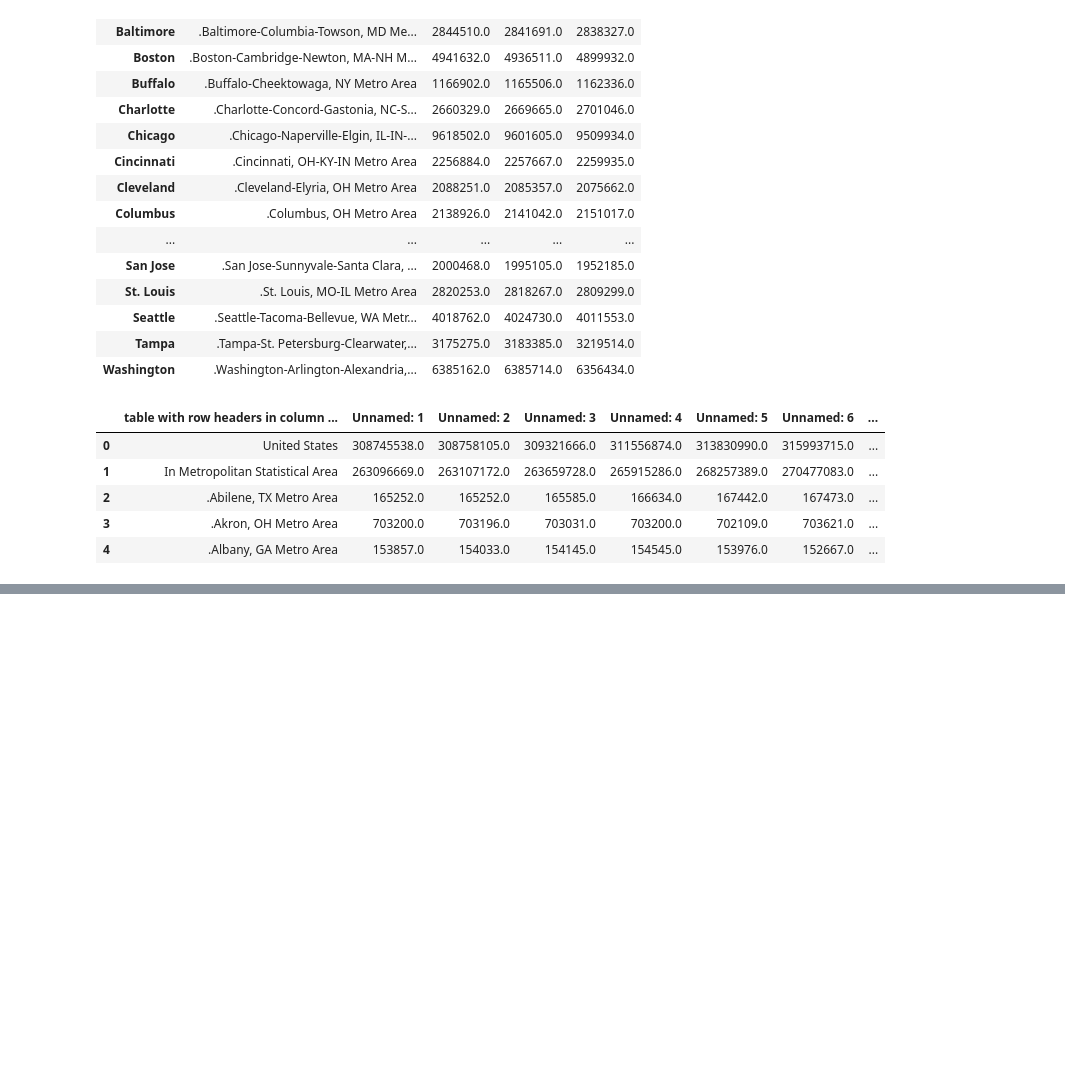
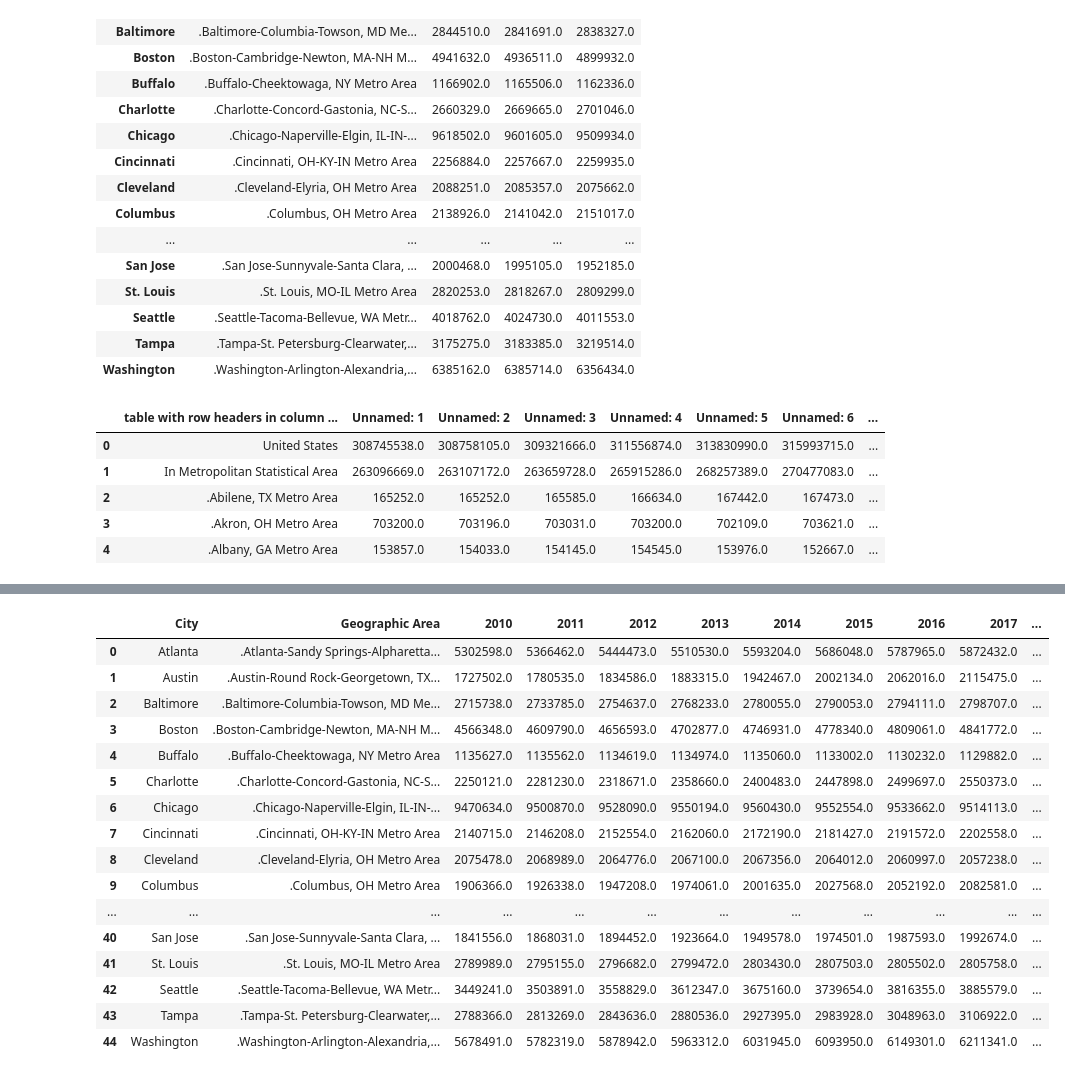
Before and after one commit to RL-Lane/Professional-Sports, a Jupyter notebook: Notebooks/US Census Data.ipynb, the cells around one changed output, grey strips where cells are left out. Cells and saved outputs as stored; diff of their text form; code cells hidden in the pictures; blank space fills up the shorter version.

Commit message:
index set and merged census csv

```diff
--- a/Notebooks/US Census Data.ipynb
+++ b/Notebooks/US Census Data.ipynb
@@ -306,0 +310,29 @@ census_2016.to_csv('us_census_data_2016.csv')
+# %%
+# reading two csv files
+census_21_df = pd.read_csv('../Resources/us_census_data_2021.csv')
+census_16_df = pd.read_csv('../Resources/us_census_data_2016.csv')
+
+# using merge function by setting how='inner'
+merged_census_df = pd.merge(census_16_df, census_21_df,
+                   on=['City', 'Geographic Area'])
+
+# displaying result
+merged_census_df
+# %% [output]
+|  | City | Geographic Area | 2010 | 2011 | 2012 | 2013 | 2014 | 2015 | 2016 | 2017 | ... |
+| 0 | Atlanta | .Atlanta-Sandy Springs-Alpharetta... | 5302598.0 | 5366462.0 | 5444473.0 | 5510530.0 | 5593204.0 | 5686048.0 | 5787965.0 | 5872432.0 | ... |
+| 1 | Austin | .Austin-Round Rock-Georgetown, TX... | 1727502.0 | 1780535.0 | 1834586.0 | 1883315.0 | 1942467.0 | 2002134.0 | 2062016.0 | 2115475.0 | ... |
+| 2 | Baltimore | .Baltimore-Columbia-Towson, MD Me... | 2715738.0 | 2733785.0 | 2754637.0 | 2768233.0 | 2780055.0 | 2790053.0 | 2794111.0 | 2798707.0 | ... |
+| 3 | Boston | .Boston-Cambridge-Newton, MA-NH M... | 4566348.0 | 4609790.0 | 4656593.0 | 4702877.0 | 4746931.0 | 4778340.0 | 4809061.0 | 4841772.0 | ... |
+| 4 | Buffalo | .Buffalo-Cheektowaga, NY Metro Area | 1135627.0 | 1135562.0 | 1134619.0 | 1134974.0 | 1135060.0 | 1133002.0 | 1130232.0 | 1129882.0 | ... |
+| 5 | Charlotte | .Charlotte-Concord-Gastonia, NC-S... | 2250121.0 | 2281230.0 | 2318671.0 | 2358660.0 | 2400483.0 | 2447898.0 | 2499697.0 | 2550373.0 | ... |
+| 6 | Chicago | .Chicago-Naperville-Elgin, IL-IN-... | 9470634.0 | 9500870.0 | 9528090.0 | 9550194.0 | 9560430.0 | 9552554.0 | 9533662.0 | 9514113.0 | ... |
+| 7 | Cincinnati | .Cincinnati, OH-KY-IN Metro Area | 2140715.0 | 2146208.0 | 2152554.0 | 2162060.0 | 2172190.0 | 2181427.0 | 2191572.0 | 2202558.0 | ... |
+| 8 | Cleveland | .Cleveland-Elyria, OH Metro Area | 2075478.0 | 2068989.0 | 2064776.0 | 2067100.0 | 2067356.0 | 2064012.0 | 2060997.0 | 2057238.0 | ... |
+| 9 | Columbus | .Columbus, OH Metro Area | 1906366.0 | 1926338.0 | 1947208.0 | 1974061.0 | 2001635.0 | 2027568.0 | 2052192.0 | 2082581.0 | ... |
+| ... | ... | ... | ... | ... | ... | ... | ... | ... | ... | ... | ... |
+| 40 | San Jose | .San Jose-Sunnyvale-Santa Clara, ... | 1841556.0 | 1868031.0 | 1894452.0 | 1923664.0 | 1949578.0 | 1974501.0 | 1987593.0 | 1992674.0 | ... |
+| 41 | St. Louis | .St. Louis, MO-IL Metro Area | 2789989.0 | 2795155.0 | 2796682.0 | 2799472.0 | 2803430.0 | 2807503.0 | 2805502.0 | 2805758.0 | ... |
+| 42 | Seattle | .Seattle-Tacoma-Bellevue, WA Metr... | 3449241.0 | 3503891.0 | 3558829.0 | 3612347.0 | 3675160.0 | 3739654.0 | 3816355.0 | 3885579.0 | ... |
+| 43 | Tampa | .Tampa-St. Petersburg-Clearwater,... | 2788366.0 | 2813269.0 | 2843636.0 | 2880536.0 | 2927395.0 | 2983928.0 | 3048963.0 | 3106922.0 | ... |
+| 44 | Washington | .Washington-Arlington-Alexandria,... | 5678491.0 | 5782319.0 | 5878942.0 | 5963312.0 | 6031945.0 | 6093950.0 | 6149301.0 | 6211341.0 | ... |
```
Also changed, not shown: parts of 17 cells of this notebook, 4 other files.
